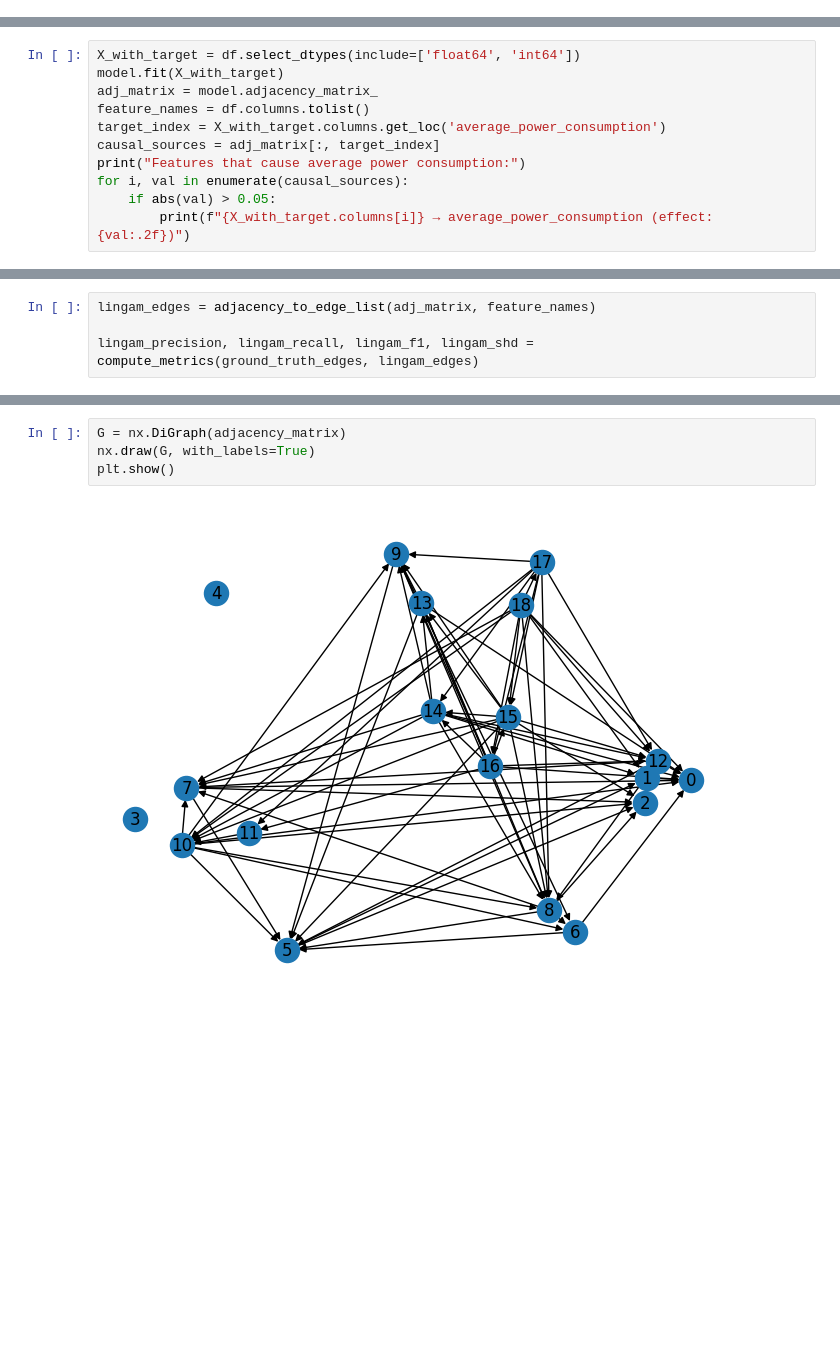
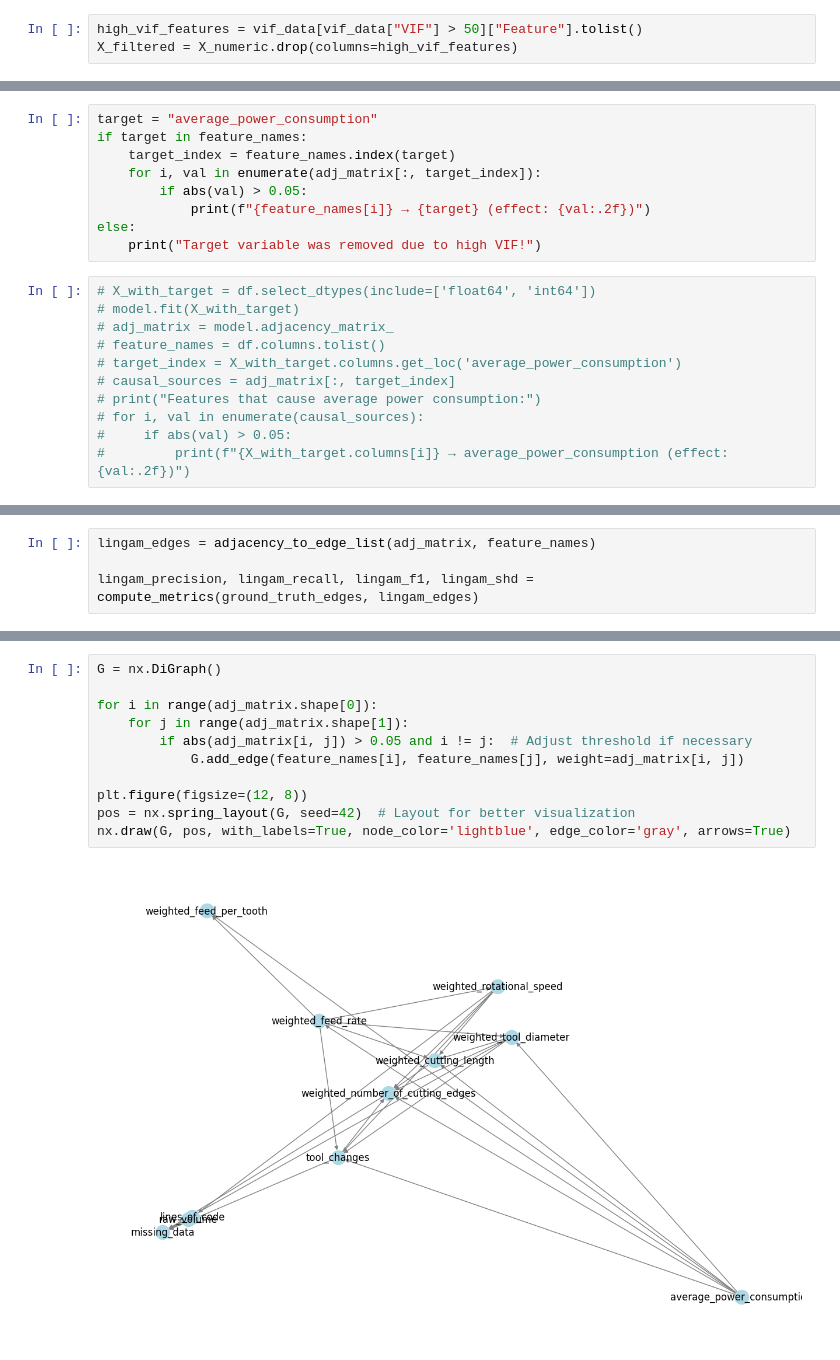
Before and after one commit to Mery101010/Thesis_project, a Jupyter notebook: Thesis/ling.ipynb, the cells around one changed output, grey strips where cells are left out. Cells and saved outputs as stored; diff of their text form; blank space fills up the shorter version.

```diff
--- a/Thesis/ling.ipynb
+++ b/Thesis/ling.ipynb
@@ -28,3 +37,6 @@ df_clean.fillna(df_clean.median(), inplace=True)
+# %%
+high_vif_features = vif_data[vif_data["VIF"] > 50]["Feature"].tolist()
+X_filtered = X_numeric.drop(columns=high_vif_features)
 # %%
 target = "average_power_consumption"
 X = df_clean.drop(columns=[target])
@@ -102,11 +91,20 @@ plt.show()
+# %%
+target = "average_power_consumption"
+if target in feature_names:
+    target_index = feature_names.index(target)
+    for i, val in enumerate(adj_matrix[:, target_index]):
+        if abs(val) > 0.05:
+            print(f"{feature_names[i]} → {target} (effect: {val:.2f})")
+else:
+    print("Target variable was removed due to high VIF!")
 # %%
-X_with_target = df.select_dtypes(include=['float64', 'int64'])
-model.fit(X_with_target)
-adj_matrix = model.adjacency_matrix_
-feature_names = df.columns.tolist()
-target_index = X_with_target.columns.get_loc('average_power_consumption')
-causal_sources = adj_matrix[:, target_index]
-print("Features that cause average power consumption:")
-for i, val in enumerate(causal_sources):
-    if abs(val) > 0.05:
-        print(f"{X_with_target.columns[i]} → average_power_consumption (effect: {val:.2f})")
+# X_with_target = df.select_dtypes(include=['float64', 'int64'])
+# model.fit(X_with_target)
+# adj_matrix = model.adjacency_matrix_
+# feature_names = df.columns.tolist()
+# target_index = X_with_target.columns.get_loc('average_power_consumption')
+# causal_sources = adj_matrix[:, target_index]
+# print("Features that cause average power consumption:")
+# for i, val in enumerate(causal_sources):
+#     if abs(val) > 0.05:
+#         print(f"{X_with_target.columns[i]} → average_power_consumption (effect: {val:.2f})")
@@ -219,6 +257,13 @@ SHD:       43
 # %%
-G = nx.DiGraph(adjacency_matrix)
-nx.draw(G, with_labels=True)
-plt.show()
+G = nx.DiGraph()
+
+for i in range(adj_matrix.shape[0]):
+    for j in range(adj_matrix.shape[1]):
+        if abs(adj_matrix[i, j]) > 0.05 and i != j:  # Adjust threshold if necessary
+            G.add_edge(feature_names[i], feature_names[j], weight=adj_matrix[i, j])
+
+plt.figure(figsize=(12, 8))
+pos = nx.spring_layout(G, seed=42)  # Layout for better visualization
+nx.draw(G, pos, with_labels=True, node_color='lightblue', edge_color='gray', arrows=True)
 # %% [output]
-[figure, old version]
+[figure, new version]
```
Also changed, not shown: parts of 21 cells of this notebook.
